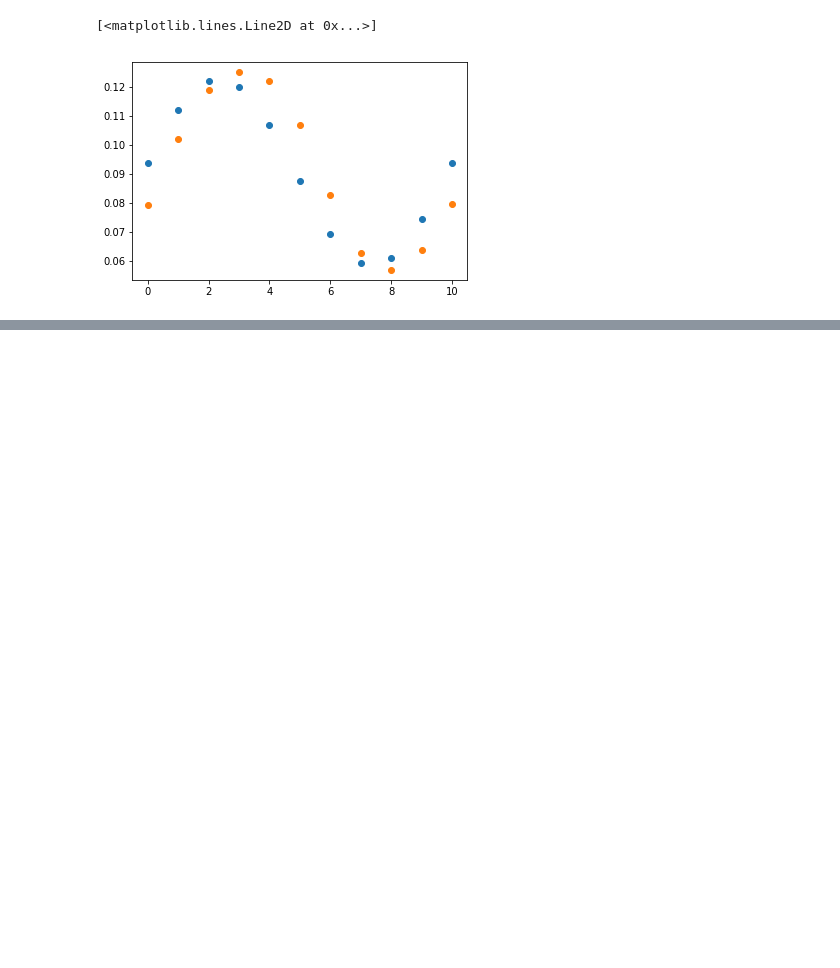
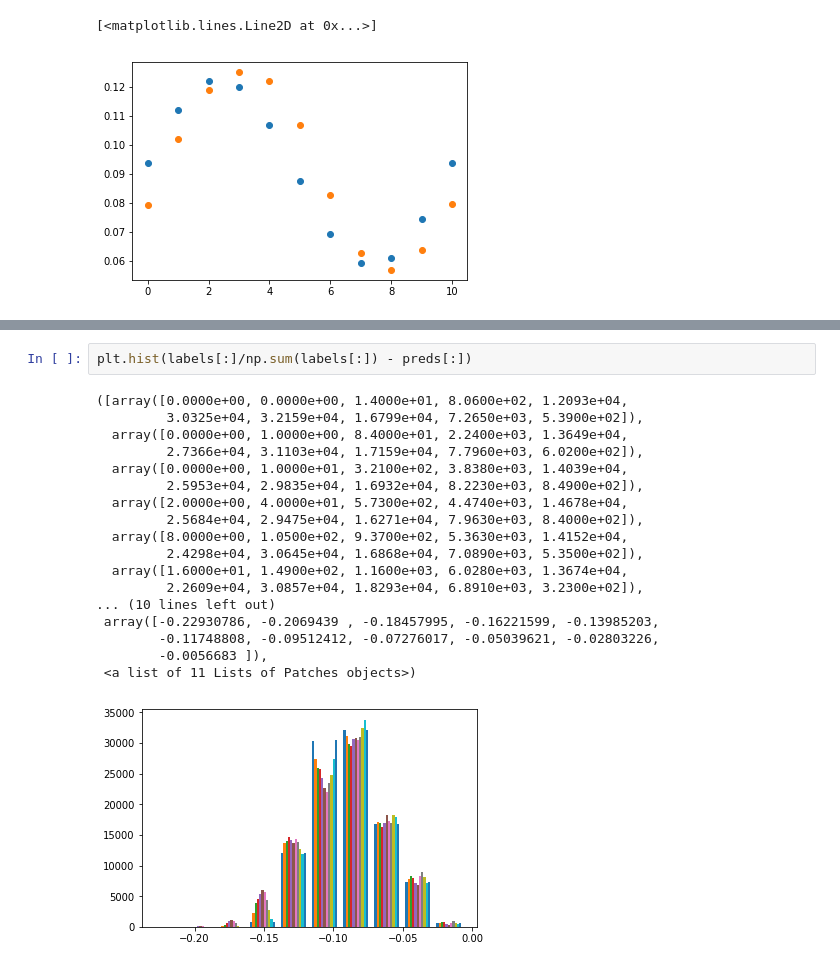
Before and after one commit to klasocha/HiggsCP, a Jupyter notebook: notebooks/Softmax tests.ipynb, the cells around one changed output, grey strips where cells are left out. Saved outputs shown, nothing was run; the diff lists cells and outputs as text; blank space fills up the shorter version.

```diff
--- a/notebooks/Softmax tests.ipynb
+++ b/notebooks/Softmax tests.ipynb
@@ -51,0 +59,21 @@ plt.plot(preds[i], 'o')
+# %%
+plt.hist(labels[:]/np.sum(labels[:]) - preds[:])
+# %% [output]
+([array([0.0000e+00, 0.0000e+00, 1.4000e+01, 8.0600e+02, 1.2093e+04,
+         3.0325e+04, 3.2159e+04, 1.6799e+04, 7.2650e+03, 5.3900e+02]),
+  array([0.0000e+00, 1.0000e+00, 8.4000e+01, 2.2400e+03, 1.3649e+04,
+         2.7366e+04, 3.1103e+04, 1.7159e+04, 7.7960e+03, 6.0200e+02]),
+  array([0.0000e+00, 1.0000e+01, 3.2100e+02, 3.8380e+03, 1.4039e+04,
+         2.5953e+04, 2.9835e+04, 1.6932e+04, 8.2230e+03, 8.4900e+02]),
+  array([2.0000e+00, 4.0000e+01, 5.7300e+02, 4.4740e+03, 1.4678e+04,
+         2.5684e+04, 2.9475e+04, 1.6271e+04, 7.9630e+03, 8.4000e+02]),
+  array([8.0000e+00, 1.0500e+02, 9.3700e+02, 5.3630e+03, 1.4152e+04,
+         2.4298e+04, 3.0645e+04, 1.6868e+04, 7.0890e+03, 5.3500e+02]),
+  array([1.6000e+01, 1.4900e+02, 1.1600e+03, 6.0280e+03, 1.3674e+04,
+         2.2609e+04, 3.0857e+04, 1.8293e+04, 6.8910e+03, 3.2300e+02]),
+... (10 lines left out)
+ array([-0.22930786, -0.2069439 , -0.18457995, -0.16221599, -0.13985203,
+        -0.11748808, -0.09512412, -0.07276017, -0.05039621, -0.02803226,
+        -0.0056683 ]),
+ <a list of 11 Lists of Patches objects>)
+[figure, added]
```
Also changed, not shown: parts of 1 cell of this notebook, 2 other files.
